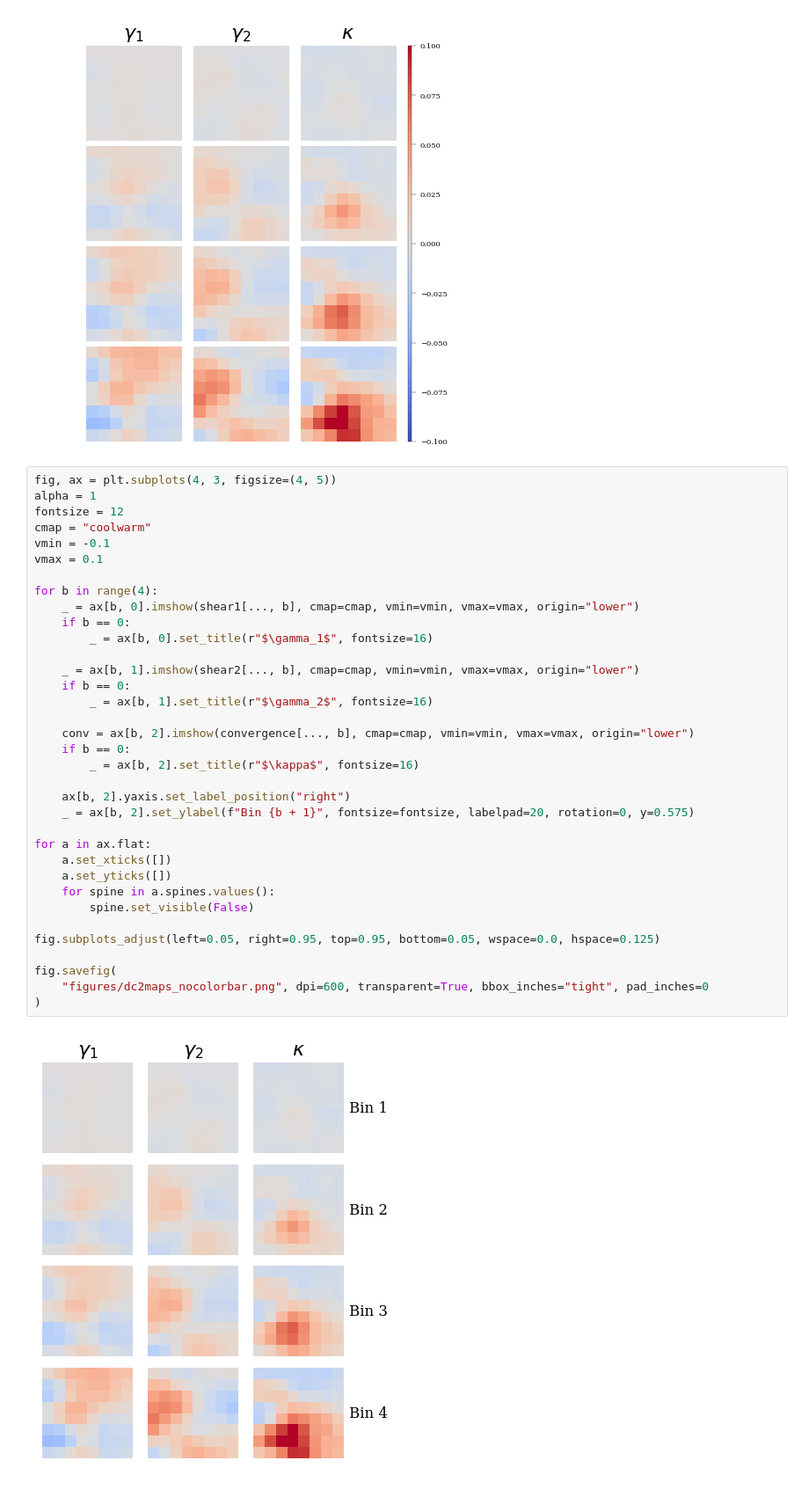
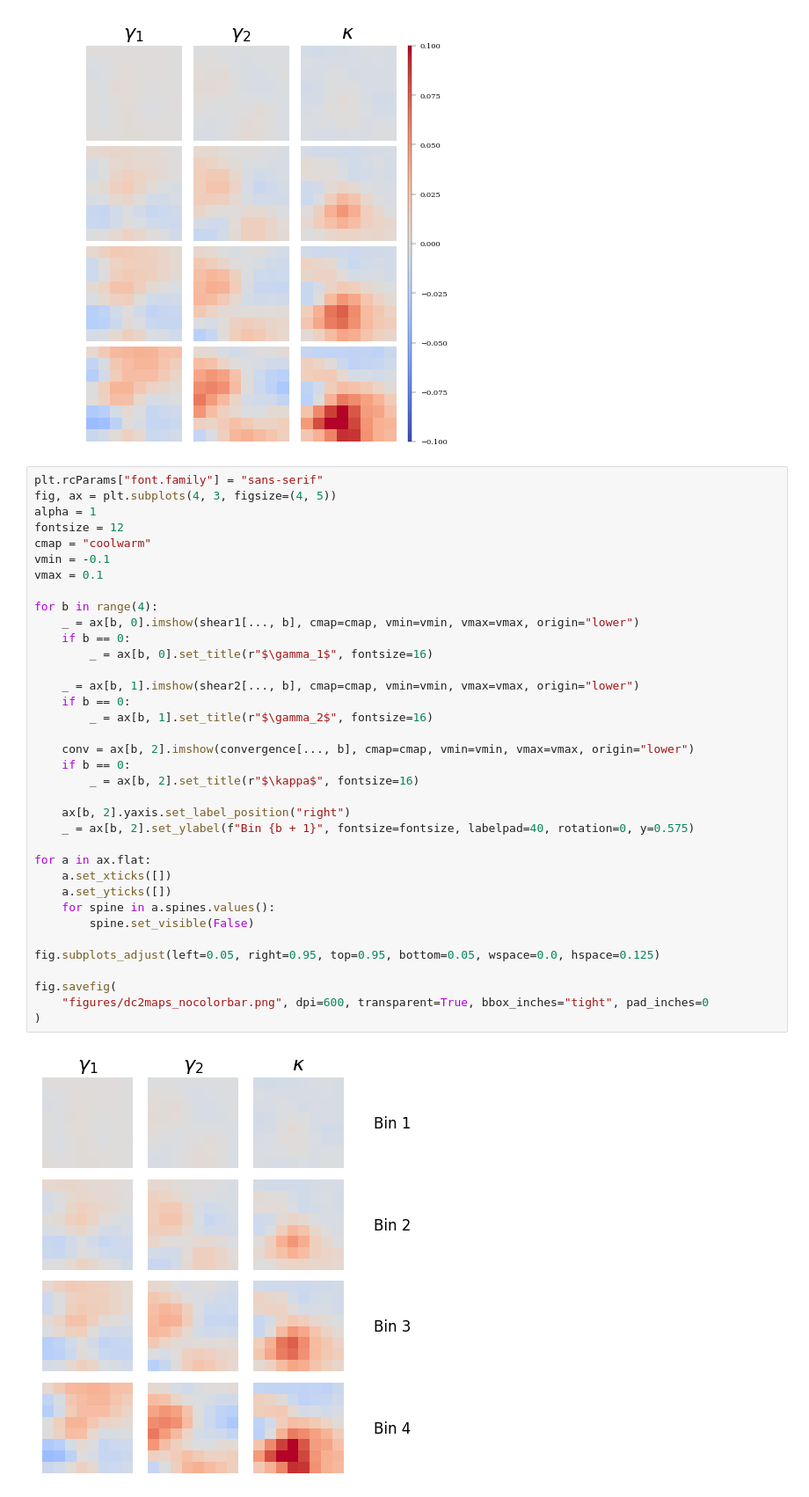
Before and after one commit to prob-ml/blissWL, a Jupyter notebook: images_to_maps/dc2/exploratory/dc2imageandmaps.ipynb, the cells around one changed output. Shown at 88% size. Cells and saved outputs as stored; diff of their text form.

Commit message:
Update DC2 flow matching plots again

```diff
--- a/images_to_maps/dc2/exploratory/dc2imageandmaps.ipynb
+++ b/images_to_maps/dc2/exploratory/dc2imageandmaps.ipynb
@@ -320,6 +320,7 @@ fig.savefig("figures/dc2maps.png", dpi=600, transparent=True, bbox_inches="tight
 # %% [output]
 [figure]
 # %%
+plt.rcParams["font.family"] = "sans-serif"
 fig, ax = plt.subplots(4, 3, figsize=(4, 5))
 alpha = 1
 fontsize = 12
@@ -327,32 +328,32 @@ cmap = "coolwarm"
 vmin = -0.1
 vmax = 0.1
 
 for b in range(4):
     _ = ax[b, 0].imshow(shear1[..., b], cmap=cmap, vmin=vmin, vmax=vmax, origin="lower")
     if b == 0:
         _ = ax[b, 0].set_title(r"$\gamma_1$", fontsize=16)
 
     _ = ax[b, 1].imshow(shear2[..., b], cmap=cmap, vmin=vmin, vmax=vmax, origin="lower")
     if b == 0:
         _ = ax[b, 1].set_title(r"$\gamma_2$", fontsize=16)
 
     conv = ax[b, 2].imshow(convergence[..., b], cmap=cmap, vmin=vmin, vmax=vmax, origin="lower")
     if b == 0:
         _ = ax[b, 2].set_title(r"$\kappa$", fontsize=16)
 
     ax[b, 2].yaxis.set_label_position("right")
-    _ = ax[b, 2].set_ylabel(f"Bin {b + 1}", fontsize=fontsize, labelpad=20, rotation=0, y=0.575)
+    _ = ax[b, 2].set_ylabel(f"Bin {b + 1}", fontsize=fontsize, labelpad=40, rotation=0, y=0.575)
 
 for a in ax.flat:
     a.set_xticks([])
     a.set_yticks([])
     for spine in a.spines.values():
         spine.set_visible(False)
 
 fig.subplots_adjust(left=0.05, right=0.95, top=0.95, bottom=0.05, wspace=0.0, hspace=0.125)
 
 fig.savefig(
     "figures/dc2maps_nocolorbar.png", dpi=600, transparent=True, bbox_inches="tight", pad_inches=0
 )
 # %% [output]
-[figure, old version]
+[figure, new version]
```
Also changed, not shown: parts of 1 cell of this notebook, 1 other file.
